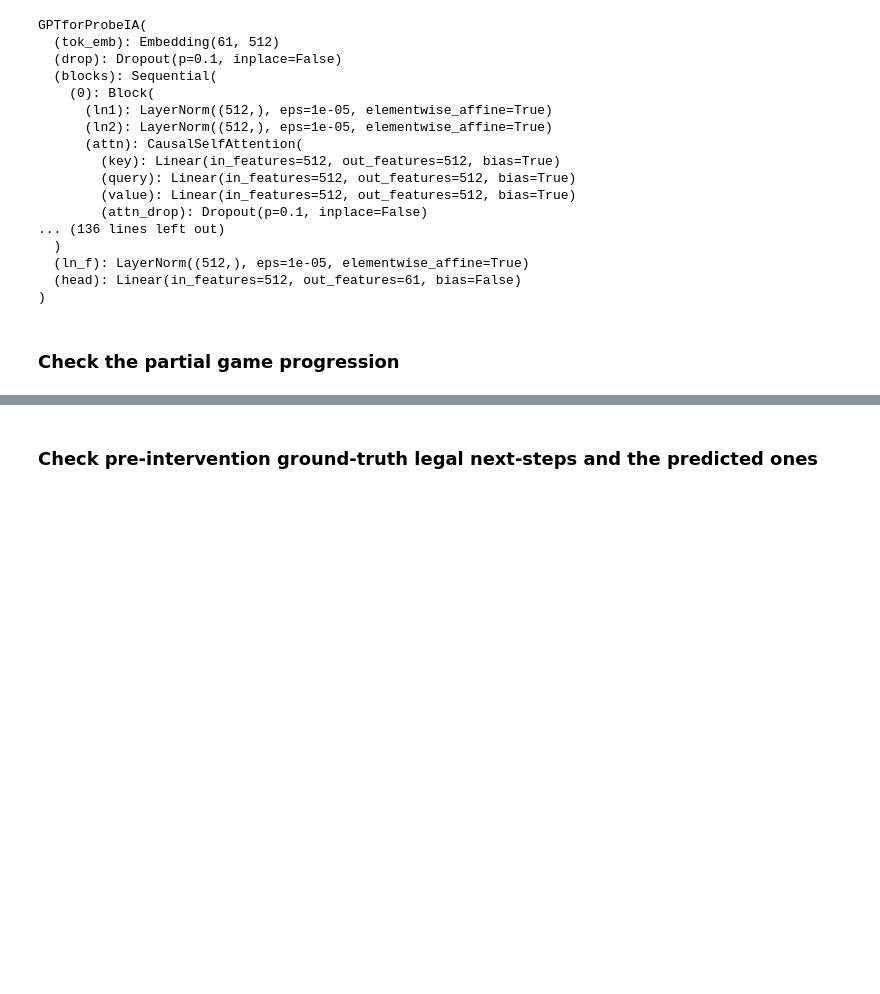
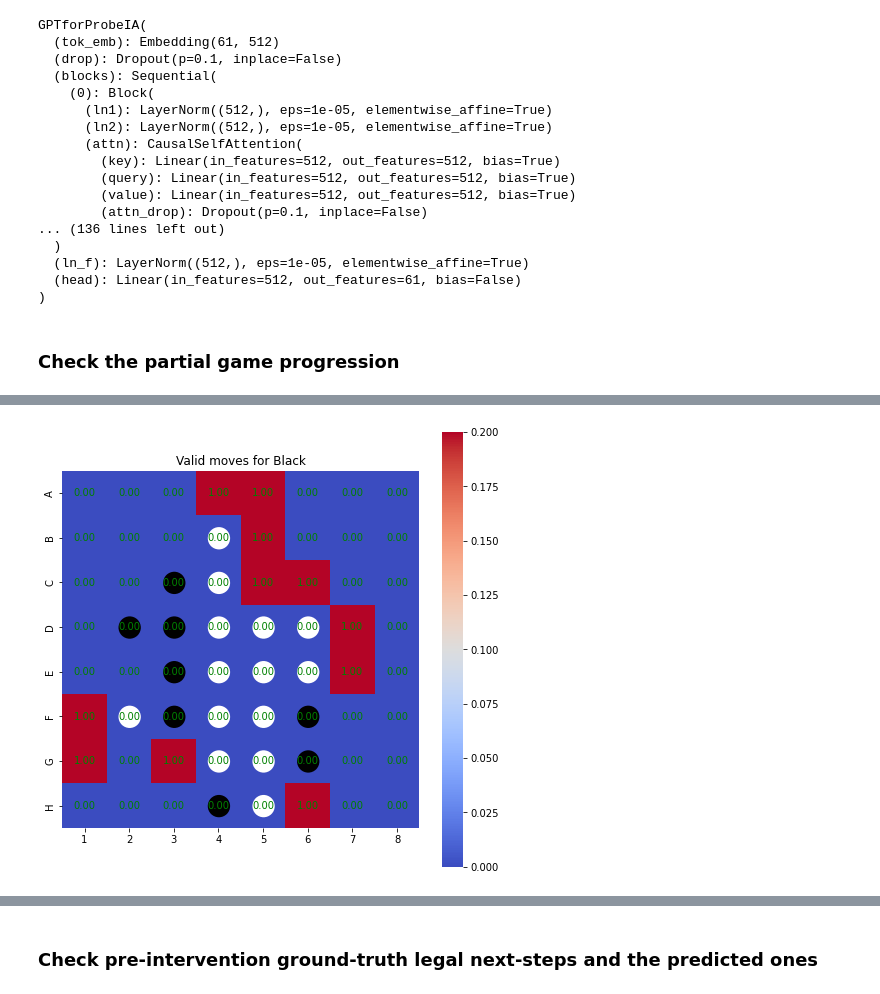
Before and after one commit to nhamlv-55/othello_world, a Jupyter notebook: intervening_probe_interact_column.ipynb, the cells around one changed output, grey strips where cells are left out. Saved outputs shown, nothing was run; the diff lists cells and outputs as text; code cells hidden in the pictures; blank space fills up the shorter version.

Commit message:
offical vs model and head output checks, graphing

```diff
--- a/intervening_probe_interact_column.ipynb
+++ b/intervening_probe_interact_column.ipynb
@@ -20,6 +23,9 @@ from torch.nn import functional as F
 from torch.utils.data import Subset
 from tqdm import tqdm
 from matplotlib import pyplot as plt
+from matplotlib.collections import PatchCollection
+import matplotlib.patches as mpatches
+
 
 from data import get_othello, plot_probs, plot_mentals
 from data.othello import permit, start_hands, OthelloBoardState, permit_reverse
@@ -28,9 +34,10 @@ from mingpt.model import GPT, GPTConfig, GPTforProbeIA
 from mingpt.utils import sample, intervene, print_board
 from mingpt.probe_model import BatteryProbeClassification, BatteryProbeClassificationTwoLayer
 
-plt.rc('text', usetex=True)
-plt.rc('font', **{'size': 14.0})
-plt.rc('text.latex', preamble=r'\usepackage{lmodern}')
+plt.rcParams.update(plt.rcParamsDefault)
+# plt.rc('text', usetex=True)
+# plt.rc('font', **{'size': 14.0})
+# plt.rc('text.latex', preamble=r'\usepackage{lmodern}')
 # %%
 championship = False
 # %%
@@ -45,7 +52,7 @@ if championship:
 with open("intervention_benchmark.pkl", "rb") as input_file:
     dataset = pickle.load(input_file)
 # %%
-case_id = 777
+case_id = 888
 wtd = {
     "intervention_position": permit_reverse(dataset[case_id]["pos_int"]),
     "intervention_from": dataset[case_id]["ori_color"],
@@ -236,0 +245,75 @@ reconstructed board:
+# %%
+#printing out probed board
+for i in range(8):
+    print("|", end='')
+    for j in range(8):
+        c = board[i*8+j]
+        if c == 1:
+            print(" ", end='')
+        elif c==0:
+            print("O", end='')
+        elif c==2:
+            print("X", end='')
+    print("|\n", end='')
+
+#turning model output, out1 or out2 both the same, into human readable valid moves output
+valid_moveset = out2[0, -1, 1:]
+padding = torch.zeros(2)
+valid_moveset = torch.softmax(valid_moveset, dim=0)
+valid_moveset = torch.cat([valid_moveset[:27], padding, valid_moveset[27:33], padding, valid_moveset[33:]], dim=0)
+valid_moveset = valid_moveset.detach().cpu().numpy().reshape(8, 8)
+valid_moveset = valid_moveset > np.mean(valid_moveset)
+print(valid_moveset)
+vv = 0.2
+fig, ax = plt.subplots()
+fig.set_figheight(8)
+fig.set_figwidth(8)
+#fig=plt.figure(figsize=(10, 6), dpi= 80, facecolor='w', edgecolor='k')
+sns.heatmap(valid_moveset, vmin=0., vmax=vv,
+            yticklabels=list("ABCDEFGH"), xticklabels=list(range(1,9)), square=True,
+            annot=True, fmt=".2f", ax=ax, cmap=sns.color_palette("coolwarm", as_cmap=True),annot_kws={'color':'green'})
+color = {-1:'white', 0:'grey', 1:'black'}
+ann_col = [color[i] for i in ab.state.flatten().tolist()]
+patchList = []
+for loca, col in enumerate(ann_col):
+    if col != 'grey':
+        patchList.append(PatchCollection([mpatches.Circle((loca%8 + 0.5, loca//8 + 0.5) ,.25, facecolor=col)], match_original=True))
+for i in patchList:
+    ax.add_collection(i)
+next_color = ab.get_next_hand_color()
+text_for_next_color = color[next_color * 2 -1].capitalize()
+ax.set_title(f"Valid moves for {text_for_next_color}")
+
+print("valid moves:", pre_intv_valids)
+
+#printing out official board
+official_board = ab.get_state()
+ab.__print__()
+
+official_board = ab.get_state()
+print(official_board)
+for i in range(8):
+    print("|", end='')
+    for j in range(8):
+        c = official_board[i*8+j]
+        if c == 1:
+            print(" ", end='')
+        elif c==0:
+            print("O", end='')
+        elif c==2:
+            print("X", end='')
+    print("|\n", end='')
+
+print("probed board compared with official board:",board == official_board)
+
+def get_valid_moveset(vm_list):
+    moveset = np.zeros((8,8))
+    for move in vm_list:
+        r, c = move // 8, move % 8
+        moveset[r][c] = 1
+    return moveset
+
+official_valids = get_valid_moveset(ab.get_valid_moves())
+print(official_valids)
+print("Model valid moveset compared with official valid moveset:", np.array_equal(official_valids, valid_moveset))
+# %% [output]
@@ -236,0 +337 @@ reconstructed board:
+[figure, added]
```
Also changed, not shown: parts of 7 cells of this notebook.
